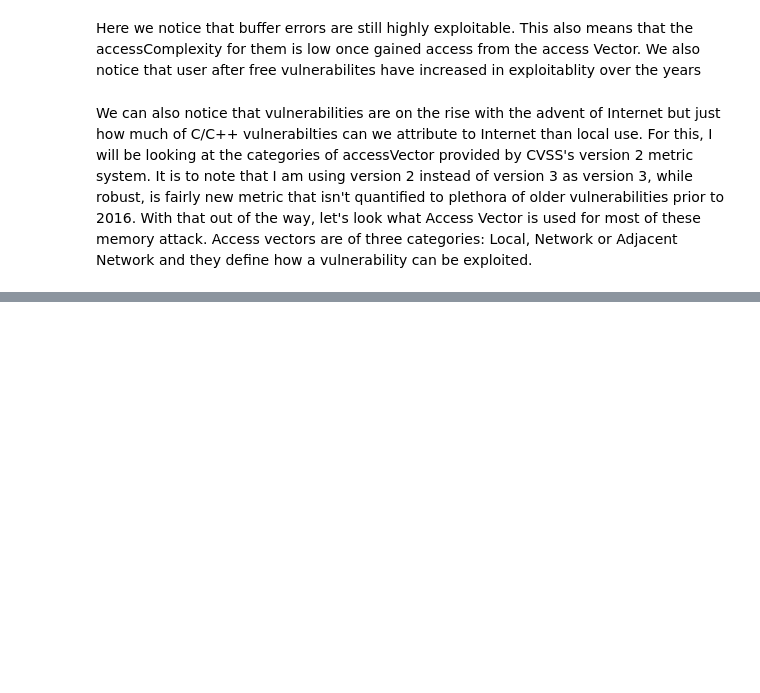
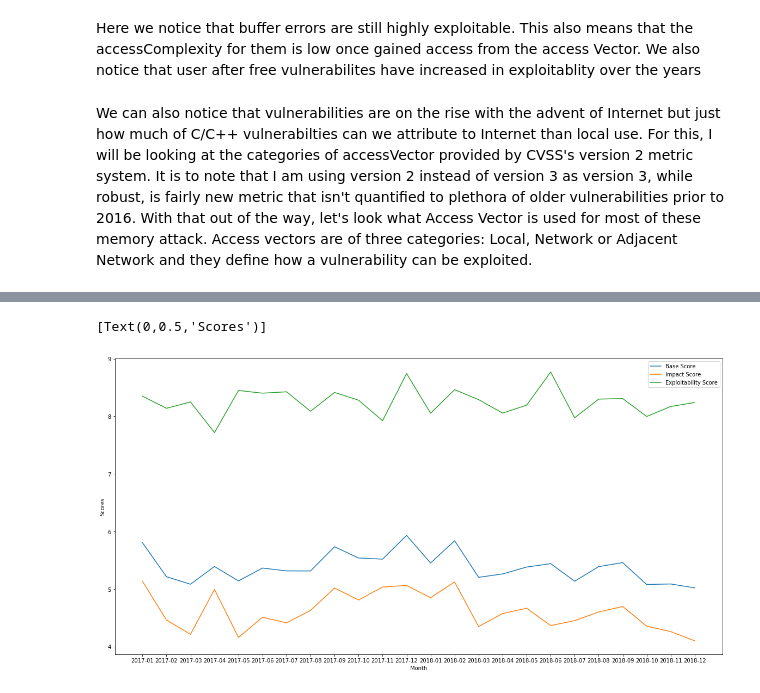
Before and after one commit to suzantrt/CMSC320, a Jupyter notebook: FinalTutorial.ipynb, the cells around one changed output, grey strips where cells are left out. Cells and saved outputs as stored; diff of their text form; code cells hidden in the pictures; blank space fills up the shorter version.

```diff
--- a/FinalTutorial.ipynb
+++ b/FinalTutorial.ipynb
@@ -159,0 +225,11 @@ We can also notice that vulnerabilities are on the rise with the advent of Inter
+# %%
+avg_recent_owasp_data= recent_owasp_data.groupby('Month').mean().reset_index()
+p2 = sns.lineplot(x=avg_recent_owasp_data['Month'],y=avg_recent_owasp_data['baseScore'],label='Base Score')
+p2 = sns.lineplot(x=avg_recent_owasp_data['Month'],y=avg_recent_owasp_data['impactScore'], label = 'Impact Score')
+p2 = sns.lineplot(x=avg_recent_owasp_data['Month'],y=avg_recent_owasp_data['exploitabilityScore'], label = 'Exploitability Score')
+
+p2.figure.set_size_inches(20,10)
+p2.set(ylabel='Scores')
+# %% [output]
+[Text(0,0.5,'Scores')]
+[figure, added]
```
Also changed, not shown: parts of 14 cells of this notebook, 1 other file.
